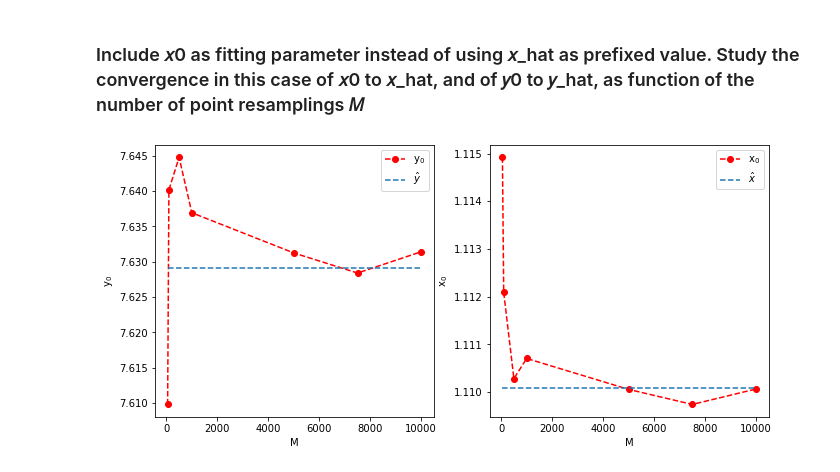
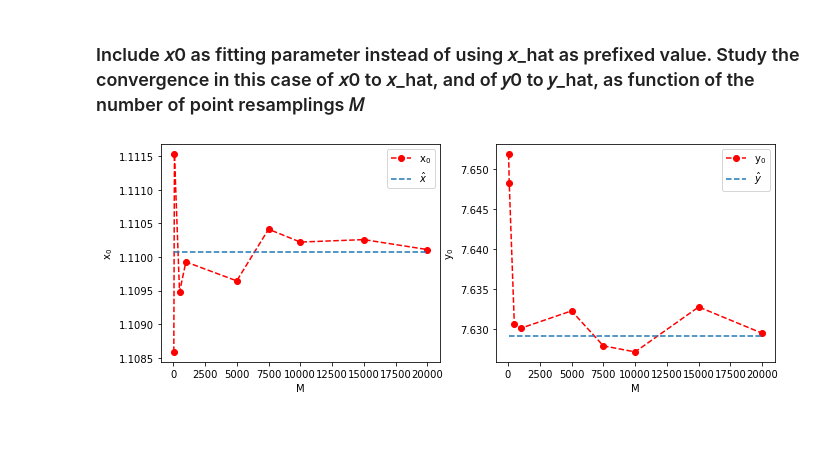
Before and after one commit to ccochato/cnm_final_project, a Jupyter notebook: FINAL_PROJECT_BOOTSTRAPPING_Carlos_Cocha.ipynb, the cells around one changed output. Cells and saved outputs as stored; diff of their text form; code cells hidden in the pictures; blank space fills up the shorter version.

```diff
--- a/FINAL_PROJECT_BOOTSTRAPPING_Carlos_Cocha.ipynb
+++ b/FINAL_PROJECT_BOOTSTRAPPING_Carlos_Cocha.ipynb
@@ -30,7 +30,7 @@ def average(x, w = False, ws = 1):
         x_w = np.sum(x)/len(x)
     return x_w
 # %%
-def slope_inter(x, y, w = False, ws = [] ):
+def slope_inter(x, y, w = False, ws = [], resid = False):
     '''
     Function to calculate the intercept (y0) and the slope (m) parameters of
     y = y0 + m*x or y = y0 + m*[x-x^](if w = True)  given  2 sets of data (x, y).
@@ -39,6 +39,7 @@ def slope_inter(x, y, w = False, ws = [] ):
     x :: set of data x
     y :: set of data y
     ws:: set of weights
+    resid :: if True, return also the mean of the sum of the square residues.
 
     Example:
     slope_inter([0.5 , 0.9 , 1.5 , 1.8 , 2.65], [2.4 , 3.1 , 4.7 , 4.9 , 6.3])
@@ -55,7 +56,12 @@ def slope_inter(x, y, w = False, ws = [] ):
         denominator = np.sum(ws*(x-x_m)*(x-x_m))
         m = numerator/denominator #slope
         y0 = y_m                  #interception
-
+        if resid == True:
+            # weighted mean square residues
+            res = average((y -(y0 + m*(x-x_m)))**2, w = True, ws = ws)
+            return y0 , m, res
+        else:
+            return y0 , m
     else:
         x_m = average(x)
         y_m = average(y)
@@ -64,8 +70,11 @@ def slope_inter(x, y, w = False, ws = [] ):
         denominator = np.sum((x-x_m)*(x-x_m))
         m = numerator/denominator  #slope
         y0 = y_m - m*x_m           #interception
-
-    return y0 , m
+        if resid == True:
+            res = average((y -(y0 + m*np.array(x)))**2) #residue
+            return y0 , m, res
+        else:
+            return y0 , m
 # %%
 def cov(array1, array2):
     '''
@@ -170,7 +180,7 @@ sy = dframe['sigma_y']
 # %% [markdown]
 ### 2. Obtain up to M = 1000 sets of datapoints {{𝑥𝑖, 𝑦𝑖} k} 𝑖  = 1, …, 𝑁,  𝑘 = 1, …, 𝑀 by resampling from your experimental data. Use the generator producing random numbers with Gaussian distribution
 # %%
-M = 1000
+M = 10000
 resampling = [] # to save all the resampling data
 for i in range(M):
     x_d , y_d = [] , []
@@ -330,39 +366,40 @@ plt.show()
 # %% [markdown]
 ### Include 𝑥0 as fitting parameter instead of using  𝑥_hat as prefixed value. Study the convergence in this case of 𝑥0 to 𝑥_hat, and of 𝑦0 to 𝑦_hat, as function of the number of point resamplings 𝑀
 # %%
-Ms = [50, 100,500, 1000, 5000, 7500, 10000]
-y0s = []
-x0s = []
+Ms = [50, 100,500, 1000, 5000, 7500, 10000, 15000, 20000]
+y0s, x0s = [], []
 for k in Ms:
     x_hat, y_hat = [], []
     for i in range(k):
         x_d , y_d = [] , []
         for j in range(len(x)):
             # random.randn produce random numbers with Gaussian distribution
             x_d.append(x[j] + sx[j]*np.random.randn())
             y_d.append(y[j] + sy[j]*np.random.randn())
-        # Calculate the difference for each resampling dataset.
-        y0_b, m_b = slope_inter(x_d, y_d,  w = True, ws = 1/(sy*sy)) # y = y0 + m(x - x0)
-        x0_b, m_b = slope_inter(y_d, x_d,  w = True, ws = 1/(sx*sx)) # x = x0 + m(y - y0)
-        y_hat.append(y0_b)
-        x_hat.append(x0_b)
+        # Calculate the difference for each resampling dataset and the residues.
+        y0_bw, m_bw = slope_inter(x_d, y_d,  w = True, ws = 1/(sy*sy))
+        x0_bw, m_bw = slope_inter(y_d, x_d,  w = True, ws = 1/(sx*sx))
+
+        y_hat.append(y0_bw)
+        x_hat.append(x0_bw)
     y0s.append(average(y_hat))
     x0s.append(average(x_hat))
 
-fig = plt.figure(figsize=(11,5))
+fig = plt.figure(figsize=(11,4))
 gs = GridSpec(1,2) # 1 rows, 2 columns
 ax1 = fig.add_subplot(gs[0,0])
 ax2 = fig.add_subplot(gs[0,1])
-ax1.plot(Ms, y0s, "or--", label='y$_0$')
-ax2.plot(Ms, x0s, "or--", label = 'x$_0$')
-ax1.plot(Ms, [average(y,  w = True, ws = 1/(sy*sy)) for i in range(len(Ms))], "--", label ='$\hat{y}$')
-ax2.plot(Ms, [average(x,  w = True, ws = 1/(sx*sx))for i in range(len(Ms))], "--",  label ='$\hat{x}$')
+
+ax1.plot(Ms, x0s, "or--", label = 'x$_0$')
+ax2.plot(Ms, y0s, "or--", label='y$_0$')
+ax1.plot(Ms, [average(x,  w = True, ws = 1/(sx*sx))for i in range(len(Ms))], "--",  label ='$\hat{x}$')
+ax2.plot(Ms, [average(y,  w = True, ws = 1/(sy*sy)) for i in range(len(Ms))], "--", label ='$\hat{y}$')
 ax1.set_xlabel('M')
 ax2.set_xlabel('M')
-ax1.set_ylabel('y$_0$')
-ax2.set_ylabel('x$_0$')
+ax1.set_ylabel('x$_0$')
+ax2.set_ylabel('y$_0$')
 ax1.legend()
 ax2.legend()
 plt.show()
 # %% [output]
-[figure, old version]
+[figure, new version]
```
Also changed, not shown: parts of 7 cells of this notebook.
